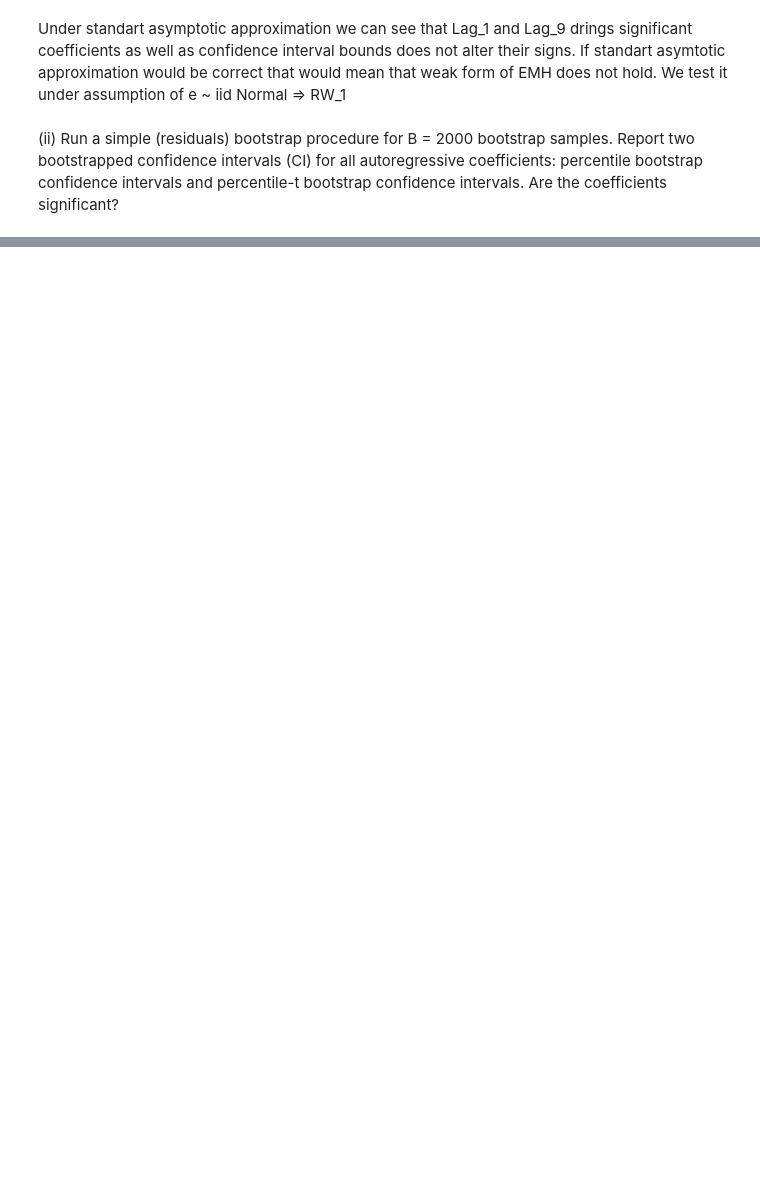
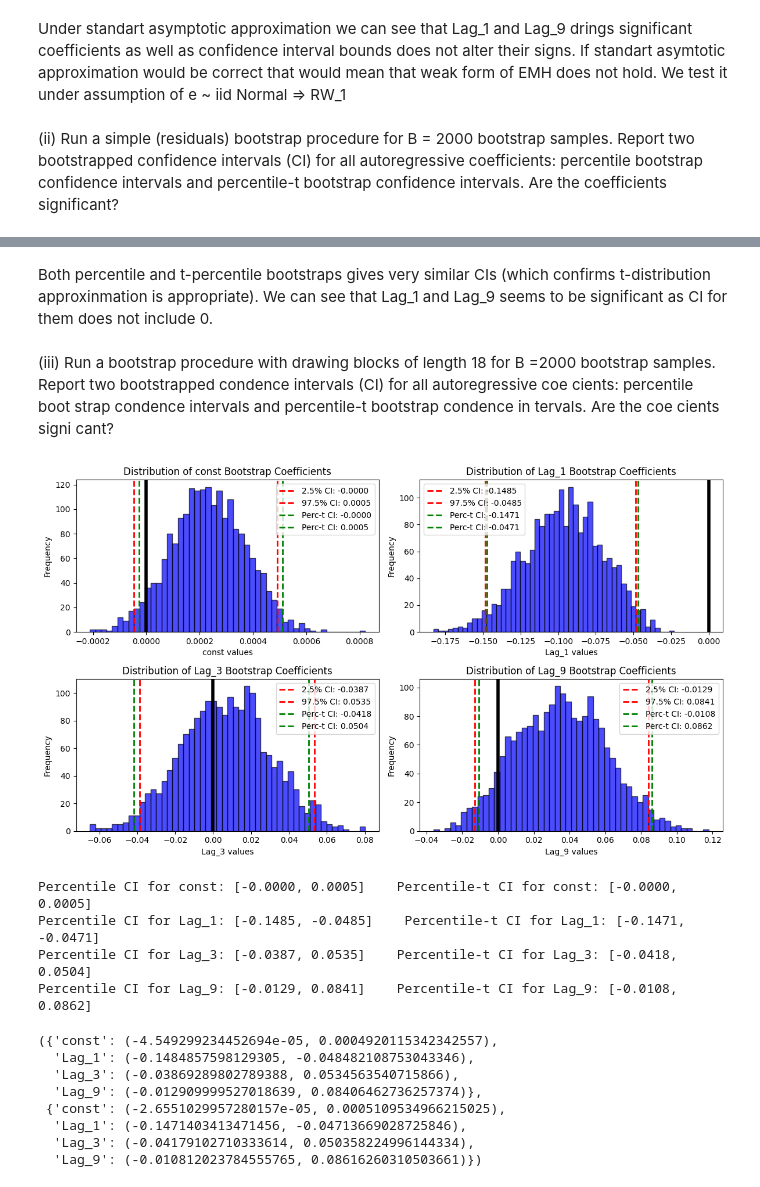
Before and after one commit to LeatherBag011235/Studying-stuff, a Jupyter notebook: Maxim_Shibanov_Econometrics_HA02.ipynb, the cells around one changed output, grey strips where cells are left out. Cells and saved outputs as stored; diff of their text form; code cells hidden in the pictures; blank space fills up the shorter version.

```diff
--- a/Maxim_Shibanov_Econometrics_HA02.ipynb
+++ b/Maxim_Shibanov_Econometrics_HA02.ipynb
@@ -226,0 +235,12 @@ C:\Users\310\Desktop\Progects_Py\Parsim-sec\src\Analysis\Maxim_Shibanov_Economet
+# %%
+bootstrap_se = np.std(bootstrap_coefs, axis=0)
+
+t_statistics = (bootstrap_coefs - results.params.values) / bootstrap_se
+
+t_percentiles = np.percentile(t_statistics, [2.5, 97.5], axis=0)
+
+percentile_t_ci_lower = results.params.values - t_percentiles[1] * bootstrap_se
+percentile_t_ci_upper = results.params.values - t_percentiles[0] * bootstrap_se
+
+for i, param_name in enumerate(results.params.index):
+    print(f"Percentile-t CI for {param_name}: [{percentile_t_ci_lower[i]:.4f}, {percentile_t_ci_upper[i]:.4f}]    Percentile CI for {param_name}: [{percentile_ci[0, i]:.4f}, {percentile_ci[1, i]:.4f}]")
@@ -226,0 +252,8 @@ C:\Users\310\Desktop\Progects_Py\Parsim-sec\src\Analysis\Maxim_Shibanov_Economet
+# %% [markdown]
+Both percentile and t-percentile bootstraps gives very similar CIs (which confirms t-distribution approxinmation is appropriate). We can see that Lag_1 and Lag_9 seems to be significant as CI for them does not include 0.
+# %% [markdown]
+(iii) Run a bootstrap procedure with drawing blocks of length 18 for
+ B =2000 bootstrap samples. Report two bootstrapped condence
+ intervals (CI) for all autoregressive coe cients: percentile boot
+strap condence intervals and percentile-t bootstrap condence in
+tervals. Are the coe cients signi cant?
@@ -226,0 +363,16 @@ C:\Users\310\Desktop\Progects_Py\Parsim-sec\src\Analysis\Maxim_Shibanov_Economet
+# %%
+block_bootstrap_ci(20, overlap=False, plot=True)
+# %% [output]
+[figure, added]
+Percentile CI for const: [-0.0000, 0.0005]    Percentile-t CI for const: [-0.0000, 0.0005]
+Percentile CI for Lag_1: [-0.1485, -0.0485]    Percentile-t CI for Lag_1: [-0.1471, -0.0471]
+Percentile CI for Lag_3: [-0.0387, 0.0535]    Percentile-t CI for Lag_3: [-0.0418, 0.0504]
+Percentile CI for Lag_9: [-0.0129, 0.0841]    Percentile-t CI for Lag_9: [-0.0108, 0.0862]
+({'const': (-4.549299234452694e-05, 0.0004920115342342557),
+  'Lag_1': (-0.1484857598129305, -0.048482108753043346),
+  'Lag_3': (-0.03869289802789388, 0.0534563540715866),
+  'Lag_9': (-0.012909999527018639, 0.08406462736257374)},
+ {'const': (-2.6551029957280157e-05, 0.0005109534966215025),
+  'Lag_1': (-0.1471403413471456, -0.04713669028725846),
+  'Lag_3': (-0.04179102710333614, 0.050358224996144334),
+  'Lag_9': (-0.010812023784555765, 0.08616260310503661)})
```
Also changed, not shown: parts of 11 cells of this notebook.
